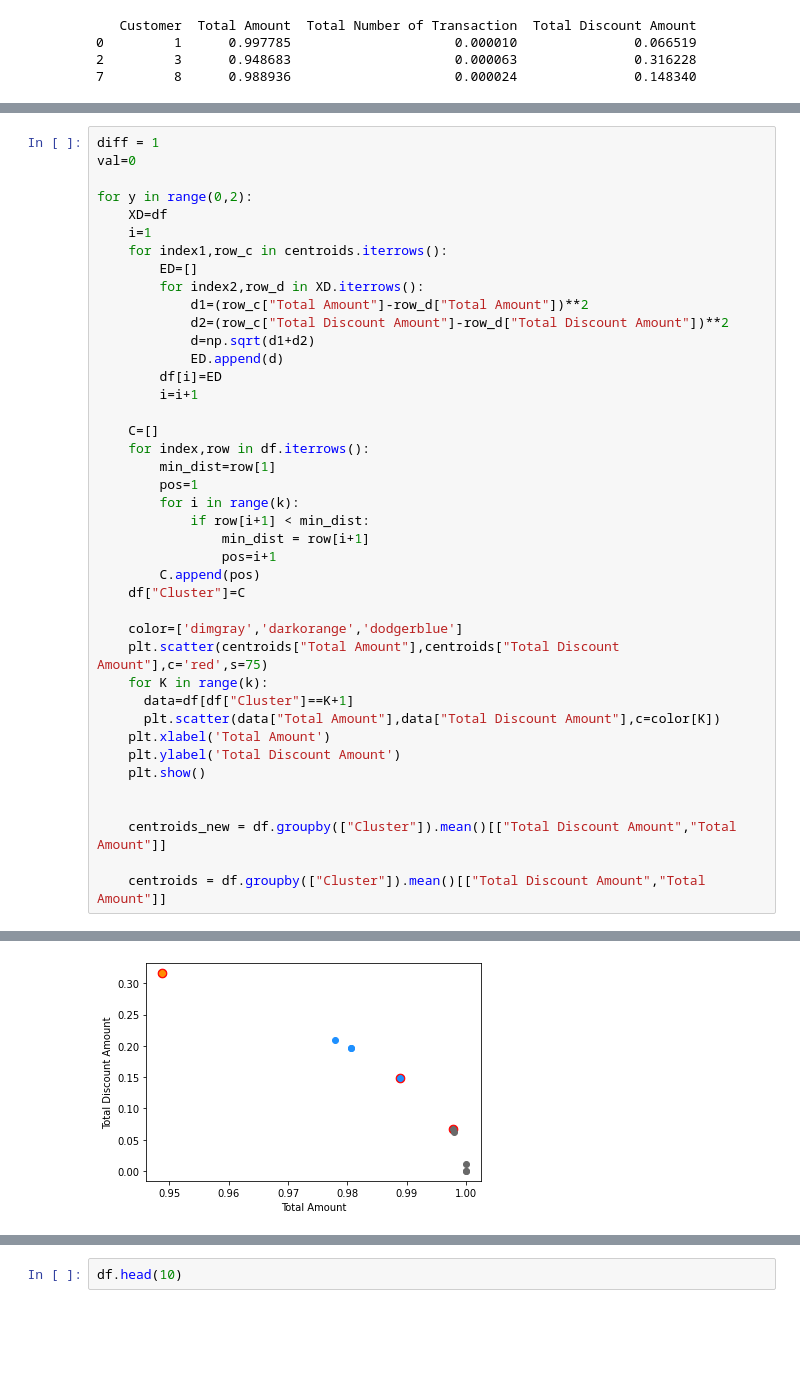
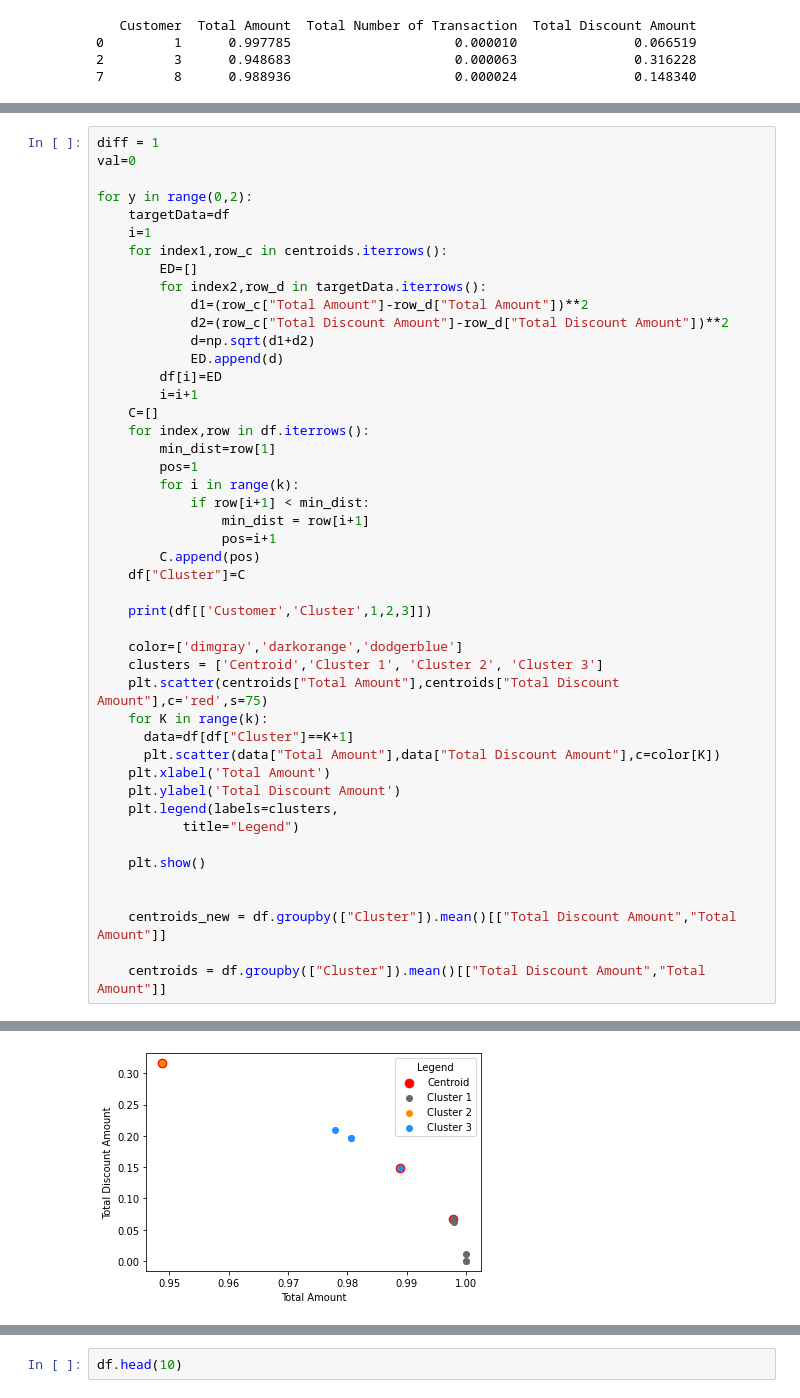
Before and after one commit to emily-indrakusuma/PreprocessingAndKMeans, a Jupyter notebook: Preprocessing_and_KMeans.ipynb, the cells around one changed output, grey strips where cells are left out. Saved outputs shown, nothing was run; the diff lists cells and outputs as text; blank space fills up the shorter version.

```diff
--- a/Preprocessing_and_KMeans.ipynb
+++ b/Preprocessing_and_KMeans.ipynb
@@ -123,18 +125,17 @@ diff = 1
 val=0
 
 for y in range(0,2):
-    XD=df
+    targetData=df
     i=1
     for index1,row_c in centroids.iterrows():
         ED=[]
-        for index2,row_d in XD.iterrows():
+        for index2,row_d in targetData.iterrows():
             d1=(row_c["Total Amount"]-row_d["Total Amount"])**2
             d2=(row_c["Total Discount Amount"]-row_d["Total Discount Amount"])**2
             d=np.sqrt(d1+d2)
             ED.append(d)
         df[i]=ED
         i=i+1
-
     C=[]
     for index,row in df.iterrows():
         min_dist=row[1]
@@ -146,13 +147,19 @@ for y in range(0,2):
         C.append(pos)
     df["Cluster"]=C
 
+    print(df[['Customer','Cluster',1,2,3]])
+
     color=['dimgray','darkorange','dodgerblue']
+    clusters = ['Centroid','Cluster 1', 'Cluster 2', 'Cluster 3']
     plt.scatter(centroids["Total Amount"],centroids["Total Discount Amount"],c='red',s=75)
     for K in range(k):
       data=df[df["Cluster"]==K+1]
       plt.scatter(data["Total Amount"],data["Total Discount Amount"],c=color[K])
     plt.xlabel('Total Amount')
     plt.ylabel('Total Discount Amount')
+    plt.legend(labels=clusters,
+           title="Legend")
+
     plt.show()
 
 
@@ -163 +181 @@ for y in range(0,2):
-[figure, old version]
+[figure, new version]
```
Also changed, not shown: parts of 3 cells of this notebook.
